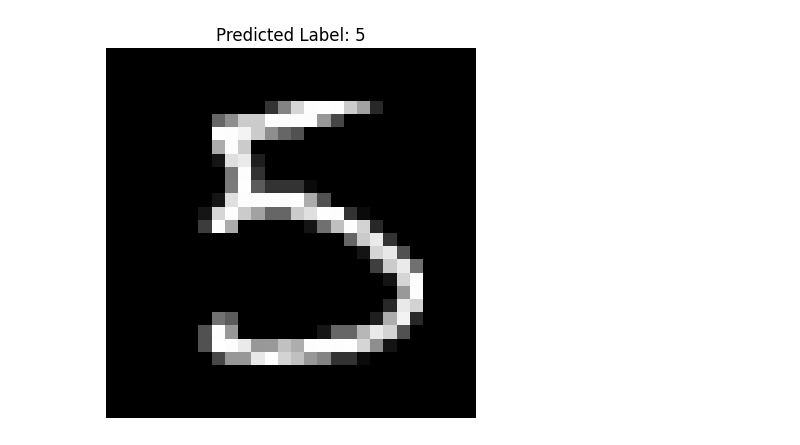
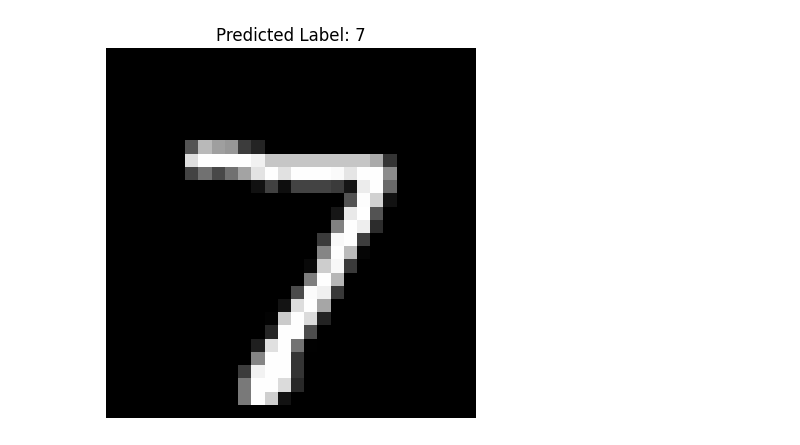
Before and after one commit to pachyvictor/cnn_project, a Jupyter notebook: project.ipynb, the cells around one changed output. Saved outputs shown, nothing was run; the diff lists cells and outputs as text; code cells hidden in the pictures.

```diff
--- a/project.ipynb
+++ b/project.ipynb
@@ -59,13 +51,7 @@ import matplotlib.pyplot as plt
 import numpy as np
 
 # Choose an index from the test set
-index = 15  # You can choose any index you want
-
-# Load and preprocess the MNIST dataset
-mnist = tf.keras.datasets.mnist
-(x_train, y_train), (x_test, y_test) = mnist.load_data()
-x_test = x_test / 255.0
-x_test = x_test.reshape(-1, 28, 28, 1)
+index = 0
 
 # Make predictions on the test set
 predictions = model.predict(x_test)
@@ -83 +69 @@ plt.show()
-[figure, old version]
+[figure, new version]
```
Also changed, not shown: parts of 7 cells of this notebook.
